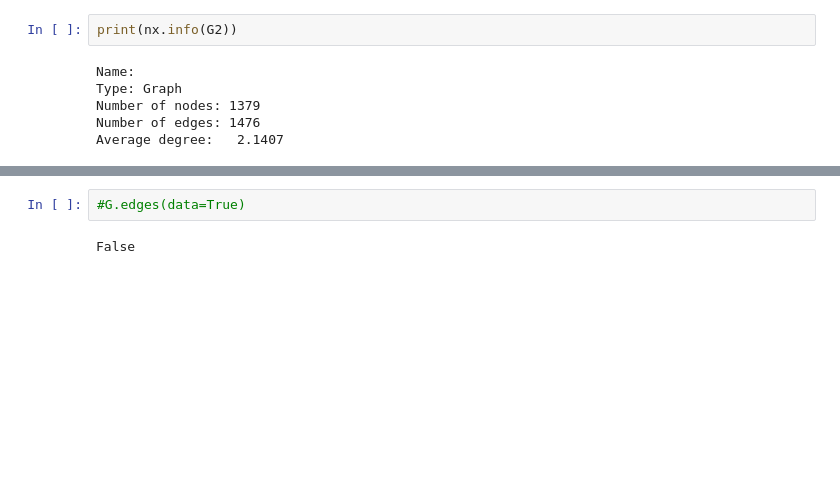
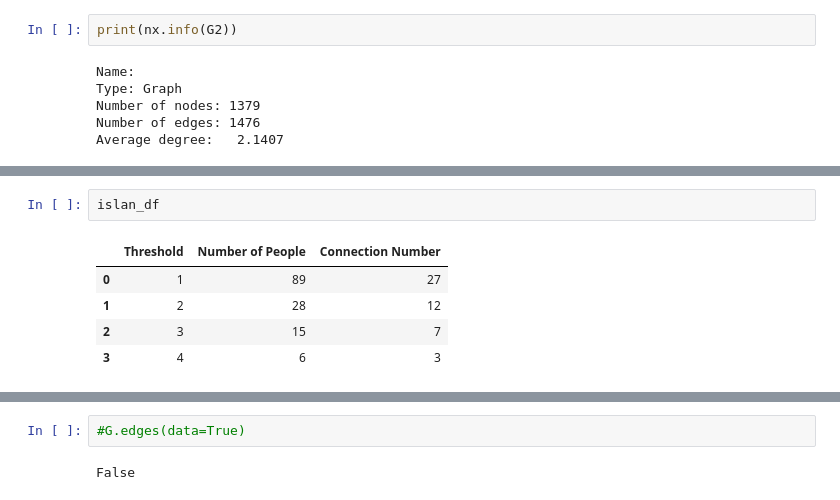
Before and after one commit to silverrainb/web-analytics, a Jupyter notebook: project2/Project2 Meaghan 07-01-18.ipynb, the cells around one changed output, grey strips where cells are left out. Drawn from its saved outputs; the diff is of its cells as text; blank space fills up the shorter version.

```diff
--- a/project2/Project2 Meaghan 07-01-18.ipynb
+++ b/project2/Project2 Meaghan 07-01-18.ipynb
@@ -262,0 +293,8 @@ TypeError: add_edge() takes exactly 3 arguments (4 given)
+# %%
+islan_df
+# %% [output]
+|  | Threshold | Number of People | Connection Number |
+| 0 | 1 | 89 | 27 |
+| 1 | 2 | 28 | 12 |
+| 2 | 3 | 15 | 7 |
+| 3 | 4 | 6 | 3 |
```
Also changed, not shown: parts of 21 cells of this notebook.
